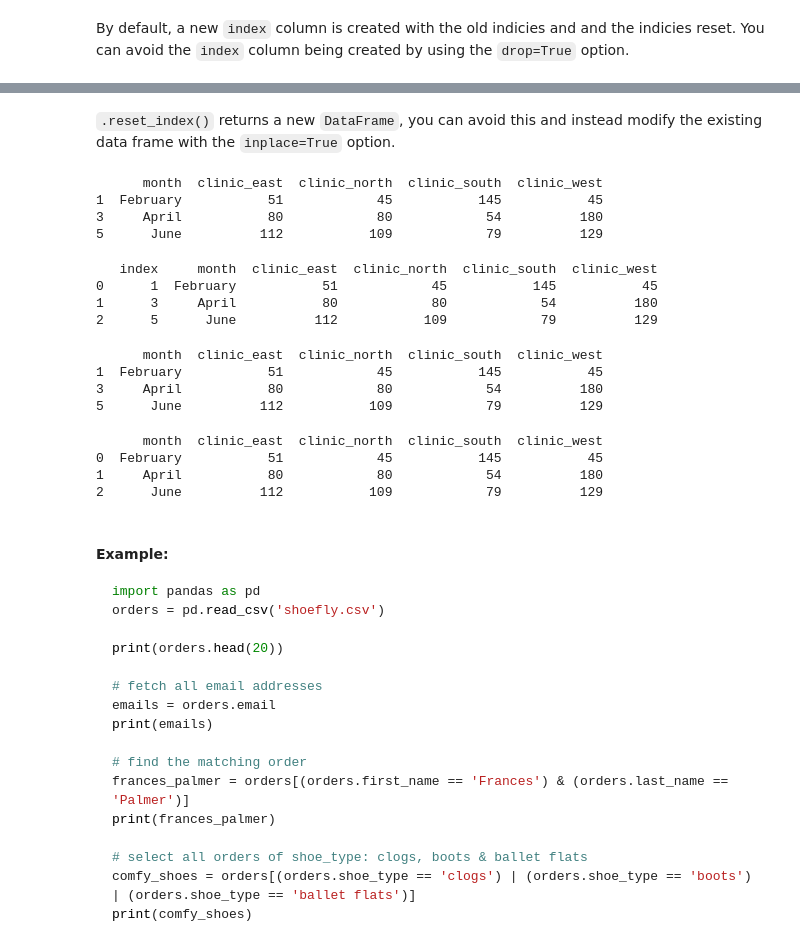
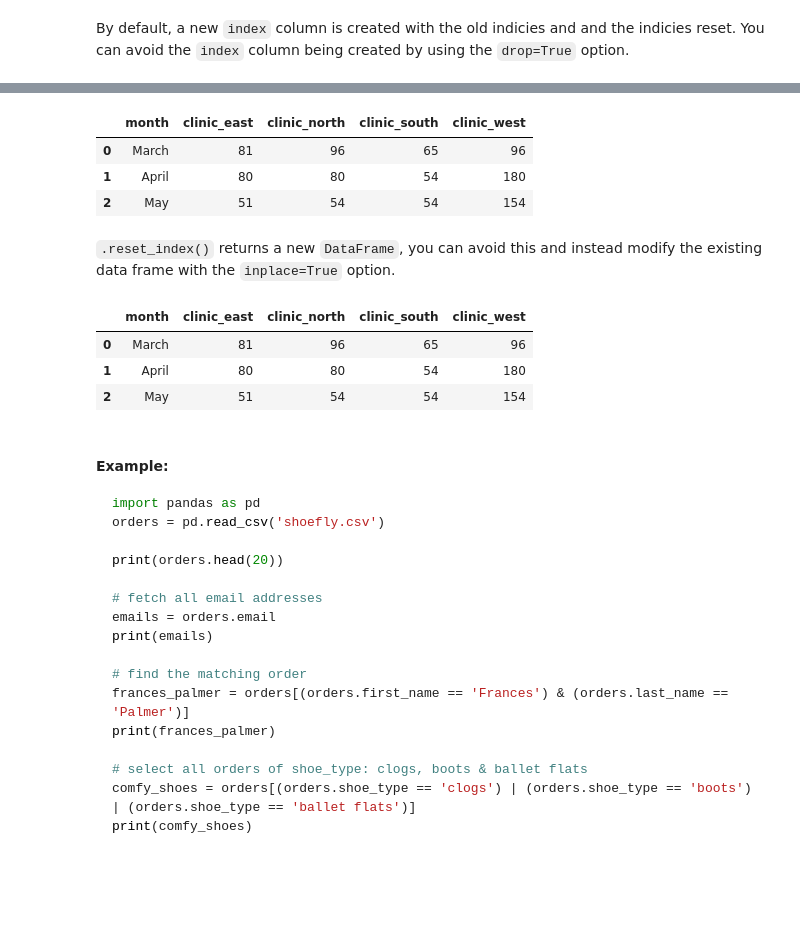
Before and after one commit to TheBoyMoe/DataScience-Repo, a Jupyter notebook: CodeAcademy-Data-Science/05-Pandas/01-pandas-basics.ipynb, the cells around one changed output, grey strips where cells are left out. Drawn from its saved outputs; the diff is of its cells as text; code cells hidden in the pictures; blank space fills up the shorter version.

```diff
--- a/CodeAcademy-Data-Science/05-Pandas/01-pandas-basics.ipynb
+++ b/CodeAcademy-Data-Science/05-Pandas/01-pandas-basics.ipynb
@@ -306,36 +352,23 @@ march_april.reset_index(drop=True)
+# %%
+combo = df_list3[df_list3.month.isin(['March', 'May', 'April'])]
+combo = combo.reset_index(drop=True)
+combo
+# %% [output]
+|  | month | clinic_east | clinic_north | clinic_south | clinic_west |
+| 0 | March | 81 | 96 | 65 | 96 |
+| 1 | April | 80 | 80 | 54 | 180 |
+| 2 | May | 51 | 54 | 54 | 154 |
 # %% [markdown]
 `.reset_index()` returns a new `DataFrame`, you can avoid this and instead modify the existing data frame with the `inplace=True` option.
-# %%
-df4 = df3.loc[[1, 3, 5]]
-print(df4)
-# %% [output]
-      month  clinic_east  clinic_north  clinic_south  clinic_west
-1  February           51            45           145           45
-3     April           80            80            54          180
-5      June          112           109            79          129
-# %%
-df5 = df4.reset_index()
-print(df5)
-# %% [output]
-   index     month  clinic_east  clinic_north  clinic_south  clinic_west
-0      1  February           51            45           145           45
-1      3     April           80            80            54          180
-2      5      June          112           109            79          129
-# %%
-print(df4)
-# %% [output]
-      month  clinic_east  clinic_north  clinic_south  clinic_west
-1  February           51            45           145           45
-3     April           80            80            54          180
-5      June          112           109            79          129
-# %%
-df4.reset_index(drop=True, inplace=True)
-print(df4)
-# %% [output]
-      month  clinic_east  clinic_north  clinic_south  clinic_west
-0  February           51            45           145           45
-1     April           80            80            54          180
-2      June          112           109            79          129
+# %%
+combo = df_list3[df_list3.month.isin(['March', 'May', 'April'])]
+combo.reset_index(drop=True, inplace=True)
+combo
+# %% [output]
+|  | month | clinic_east | clinic_north | clinic_south | clinic_west |
+| 0 | March | 81 | 96 | 65 | 96 |
+| 1 | April | 80 | 80 | 54 | 180 |
+| 2 | May | 51 | 54 | 54 | 154 |
 # %% [markdown]
 #### Example:
 
```
Also changed, not shown: parts of 72 cells of this notebook, 6 other files.
